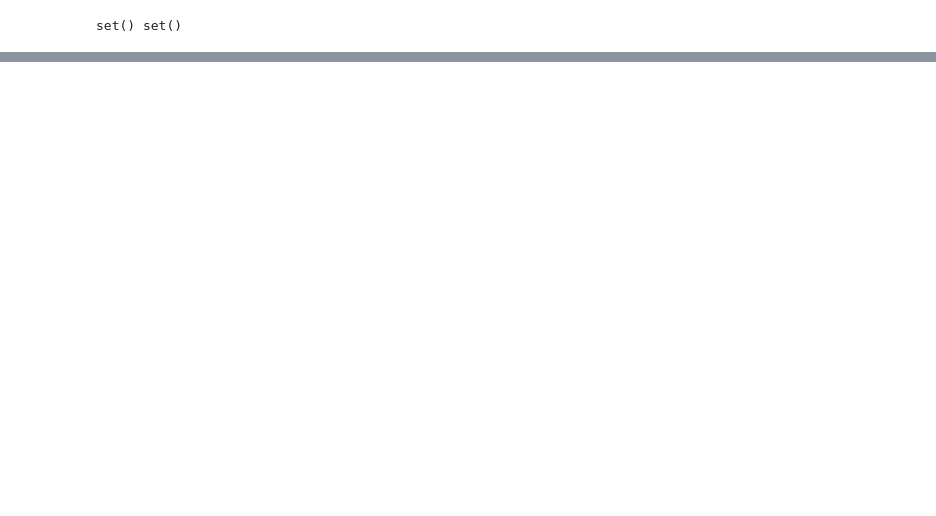
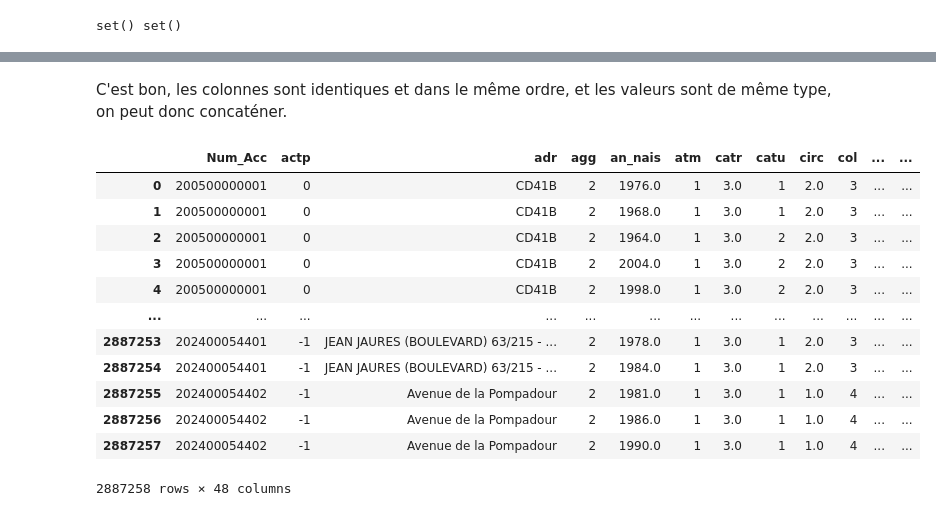
Before and after one commit to hobbit-joufflu/Predict-Traffic-Accident-Severity, a Jupyter notebook: code.ipynb, the cells around one changed output, grey strips where cells are left out. Cells and saved outputs as stored; diff of their text form; code cells hidden in the pictures; blank space fills up the shorter version.

```diff
--- a/code.ipynb
+++ b/code.ipynb
@@ -380,0 +412,2 @@ df_final0521
+# %%
+df_final0521 = df_final0521.merge(df0521["lieux"],on=KEY,how="left")
@@ -658,2 +641,0 @@ dtype: bool
-# %%
-df_final0521 = df_final0521.astype(df_final2224.dtypes.to_dict())
@@ -661,0 +665,26 @@ IntCastingNaNError: Cannot convert non-finite values (NA or inf) to integer: Err
+# %%
+# Colonnes entières classiques
+int_cols = ['Num_Acc', 'agg', 'atm', 'col', 'etatp', 'int', 'jour', 'locp', 'lum', 'mois', 'place', 'trajet']
+float_col = ['catr', 'circ', 'infra', 'larrout', 'lartpc', 'nbv', 'plan', 'prof', 'situ', 'surf', 'vma', 'vosp']
+# Colonnes sécurité (toutes celles qui commencent par secu_)
+secu_cols = [c for c in df_final0521.columns if c.startswith("secu_")]
+# Colonnes à convertir = toutes les colonnes codées
+all_int_cols = int_cols + secu_cols
+
+for c in all_int_cols:
+    # On remplace d'abord les NaN par pandas.NA pour être compatible Int64
+    df_final0521[c] = df_final0521[c].where(df_final0521[c].notna(), pd.NA)
+    df_final2224[c] = df_final2224[c].where(df_final2224[c].notna(), pd.NA)
+
+    # Conversion en Int64 nullable
+    df_final0521[c] = df_final0521[c].astype("Int64")
+    df_final2224[c] = df_final2224[c].astype("Int64")
+
+for c in float_col:
+    # Remplacer les virgules par des points et convertir en float, les erreurs deviennent NaN
+    df_final0521[c] = pd.to_numeric(df_final0521[c].astype(str).str.replace(',', '.'), errors='coerce')
+    df_final2224[c] = pd.to_numeric(df_final2224[c].astype(str).str.replace(',', '.'), errors='coerce')
+
+    # Maintenant les deux datasets ont float64 pour cette colonne
+    df_final0521[c] = df_final0521[c].astype("float64")
+    df_final2224[c] = df_final2224[c].astype("float64")
@@ -661,0 +696,20 @@ IntCastingNaNError: Cannot convert non-finite values (NA or inf) to integer: Err
+# %% [markdown]
+C'est bon, les colonnes sont identiques et dans le même ordre, et les valeurs sont de même type, on peut donc concaténer.
+# %%
+df_final = pd.concat([df_final0521, df_final2224], ignore_index=True)
+# %%
+df_final
+# %% [output]
+|  | Num_Acc | actp | adr | agg | an_nais | atm | catr | catu | circ | col | ... | ... |
+| 0 | 200500000001 | 0 | CD41B | 2 | 1976.0 | 1 | 3.0 | 1 | 2.0 | 3 | ... | ... |
+| 1 | 200500000001 | 0 | CD41B | 2 | 1968.0 | 1 | 3.0 | 1 | 2.0 | 3 | ... | ... |
+| 2 | 200500000001 | 0 | CD41B | 2 | 1964.0 | 1 | 3.0 | 2 | 2.0 | 3 | ... | ... |
+| 3 | 200500000001 | 0 | CD41B | 2 | 2004.0 | 1 | 3.0 | 2 | 2.0 | 3 | ... | ... |
+| 4 | 200500000001 | 0 | CD41B | 2 | 1998.0 | 1 | 3.0 | 2 | 2.0 | 3 | ... | ... |
+| ... | ... | ... | ... | ... | ... | ... | ... | ... | ... | ... | ... | ... |
+| 2887253 | 202400054401 | -1 | JEAN JAURES (BOULEVARD) 63/215 - ... | 2 | 1978.0 | 1 | 3.0 | 1 | 2.0 | 3 | ... | ... |
+| 2887254 | 202400054401 | -1 | JEAN JAURES (BOULEVARD) 63/215 - ... | 2 | 1984.0 | 1 | 3.0 | 1 | 2.0 | 3 | ... | ... |
+| 2887255 | 202400054402 | -1 | Avenue de la Pompadour | 2 | 1981.0 | 1 | 3.0 | 1 | 1.0 | 4 | ... | ... |
+| 2887256 | 202400054402 | -1 | Avenue de la Pompadour | 2 | 1986.0 | 1 | 3.0 | 1 | 1.0 | 4 | ... | ... |
+| 2887257 | 202400054402 | -1 | Avenue de la Pompadour | 2 | 1990.0 | 1 | 3.0 | 1 | 1.0 | 4 | ... | ... |
+2887258 rows × 48 columns
```
Also changed, not shown: parts of 35 cells of this notebook.
